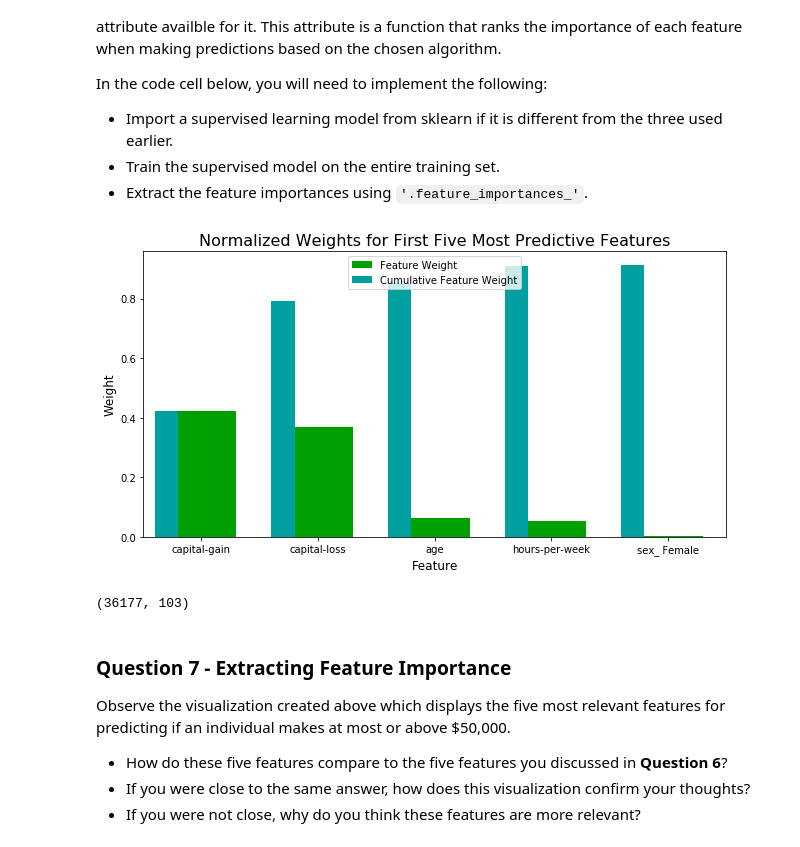
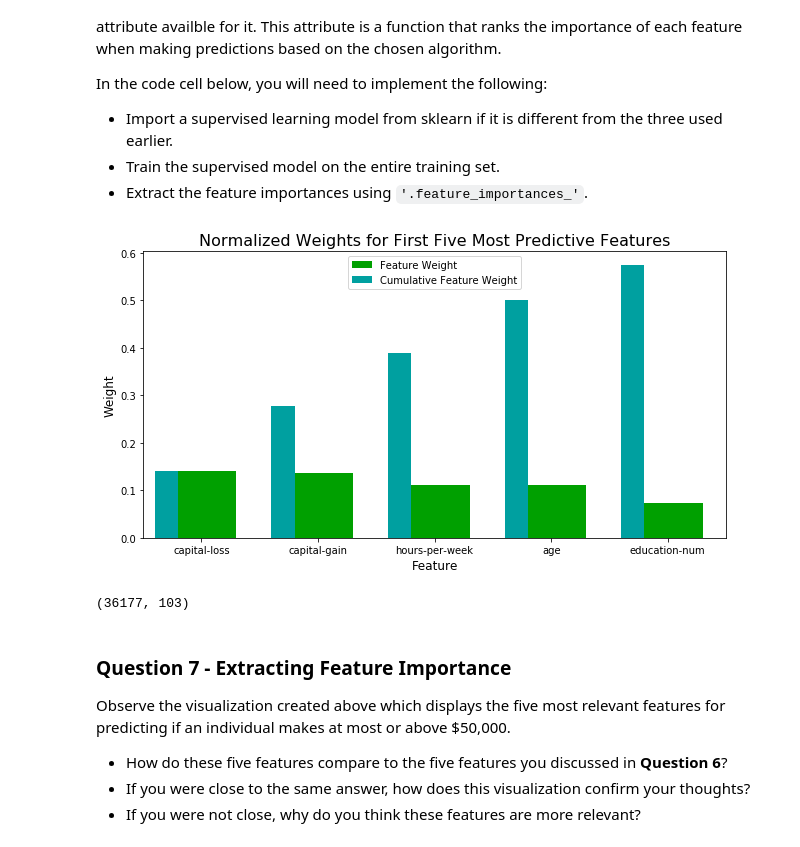
Before and after one commit to kotliarov/charity, a Jupyter notebook: finding_donors-bench.ipynb, the cells around one changed output. Drawn from its saved outputs; the diff is of its cells as text; code cells hidden in the pictures.

Commit message:
Tuned gradient boosting classfier.

```diff
--- a/finding_donors-bench.ipynb
+++ b/finding_donors-bench.ipynb
@@ -711,0 +732,2 @@ gsearch3.grid_scores_, gsearch3.best_params_, gsearch3.best_score_
+# %%
+fit_model(gsearch3.best_estimator_, X_train, y_train)
@@ -711,0 +813,12 @@ gsearch3.grid_scores_, gsearch3.best_params_, gsearch3.best_score_
+# %%
+# Lower learning rate and increase number of trees using same ratio:
+
+clf_120 = GradientBoostingClassifier(learning_rate=0.1,
+                                     n_estimators=120,
+                                     max_depth=11,
+                                     min_samples_leaf=20,
+                                     min_samples_split=1000,
+                                     max_features=85,
+                                     subsample=0.8,
+                                    random_state=112233)
+fit_model(clf_120, X_train, y_train)
@@ -711,0 +833,12 @@ gsearch3.grid_scores_, gsearch3.best_params_, gsearch3.best_score_
+# %%
+# Lower learning rate and increase number of trees using same ratio:
+
+clf_600 = GradientBoostingClassifier(learning_rate=0.02,
+                                     n_estimators=600,
+                                     max_depth=11,
+                                     min_samples_leaf=20,
+                                     min_samples_split=1000,
+                                     max_features=85,
+                                     subsample=0.8,
+                                    random_state=112233)
+fit_model(clf_600, X_train, y_train)
@@ -711,0 +853,12 @@ gsearch3.grid_scores_, gsearch3.best_params_, gsearch3.best_score_
+# %%
+# Lower learning rate and increase number of trees using same ratio:
+
+clf_1200 = GradientBoostingClassifier(learning_rate=0.01,
+                                     n_estimators=1200,
+                                     max_depth=11,
+                                     min_samples_leaf=20,
+                                     min_samples_split=1000,
+                                     max_features=85,
+                                     subsample=0.8,
+                                    random_state=112233)
+fit_model(clf_1200, X_train, y_train)
@@ -749,18 +923,18 @@ In the code cell below, you will need to implement the following:
 # %%
 # TODO: Import a supervised learning model that has 'feature_importances_'
 
 
 # TODO: Train the supervised model on the training set using .fit(X_train, y_train)
 model = None
 
 # TODO: Extract the feature importances using .feature_importances_
-importances = best_clf.feature_importances_
+importances = clf_1200.feature_importances_
 
 # Plot
 vs.feature_plot(importances, X_train, y_train)
 print(X_train.shape)
 # %% [output]
-[figure, old version]
+[figure, new version]
 (36177, 103)
 # %% [markdown]
 ### Question 7 - Extracting Feature Importance
```
Also changed, not shown: parts of 12 cells of this notebook.
